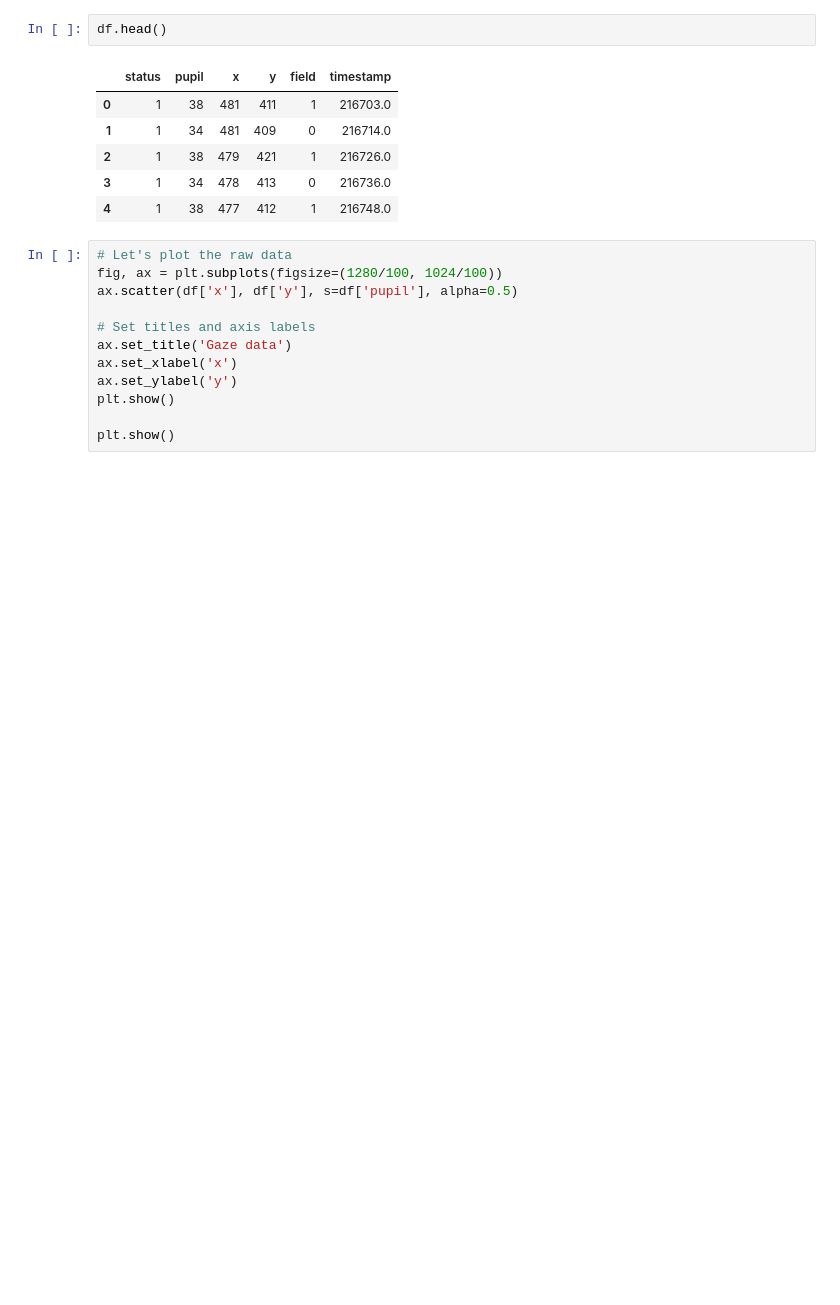
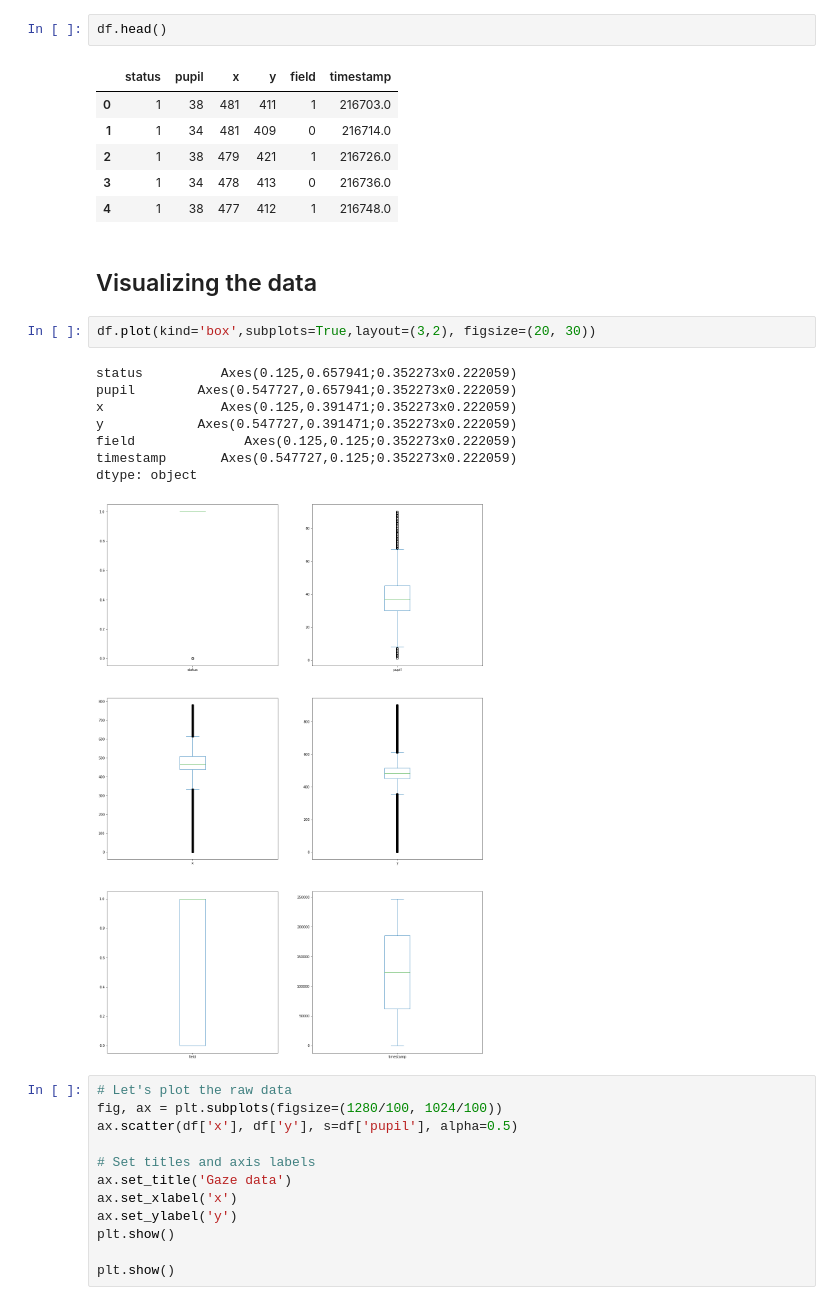
Before and after one commit to mh-salari/DC3, a Jupyter notebook: Gaze data analysis.ipynb, the cells around one changed output. Saved outputs shown, nothing was run; the diff lists cells and outputs as text; blank space fills up the shorter version.

```diff
--- a/Gaze data analysis.ipynb
+++ b/Gaze data analysis.ipynb
@@ -62,6 +62,19 @@ df.head()
 | 2 | 1 | 38 | 479 | 421 | 1 | 216726.0 |
 | 3 | 1 | 34 | 478 | 413 | 0 | 216736.0 |
 | 4 | 1 | 38 | 477 | 412 | 1 | 216748.0 |
+# %% [markdown]
+## Visualizing the data
+# %%
+df.plot(kind='box',subplots=True,layout=(3,2), figsize=(20, 30))
+# %% [output]
+status          Axes(0.125,0.657941;0.352273x0.222059)
+pupil        Axes(0.547727,0.657941;0.352273x0.222059)
+x               Axes(0.125,0.391471;0.352273x0.222059)
+y            Axes(0.547727,0.391471;0.352273x0.222059)
+field              Axes(0.125,0.125;0.352273x0.222059)
+timestamp       Axes(0.547727,0.125;0.352273x0.222059)
+dtype: object
+[figure, added]
 # %%
 # Let's plot the raw data
 fig, ax = plt.subplots(figsize=(1280/100, 1024/100))
```
Also changed, not shown: parts of 4 cells of this notebook.
